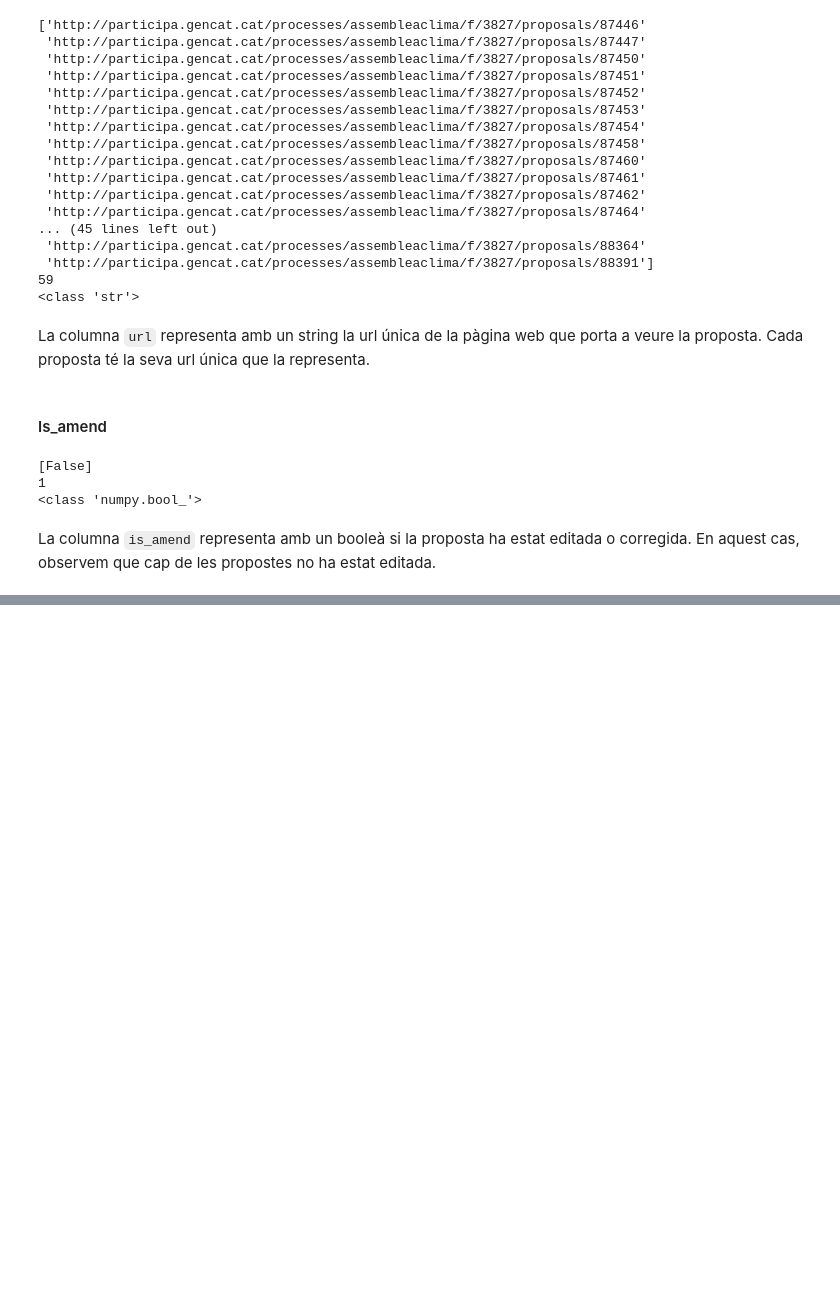
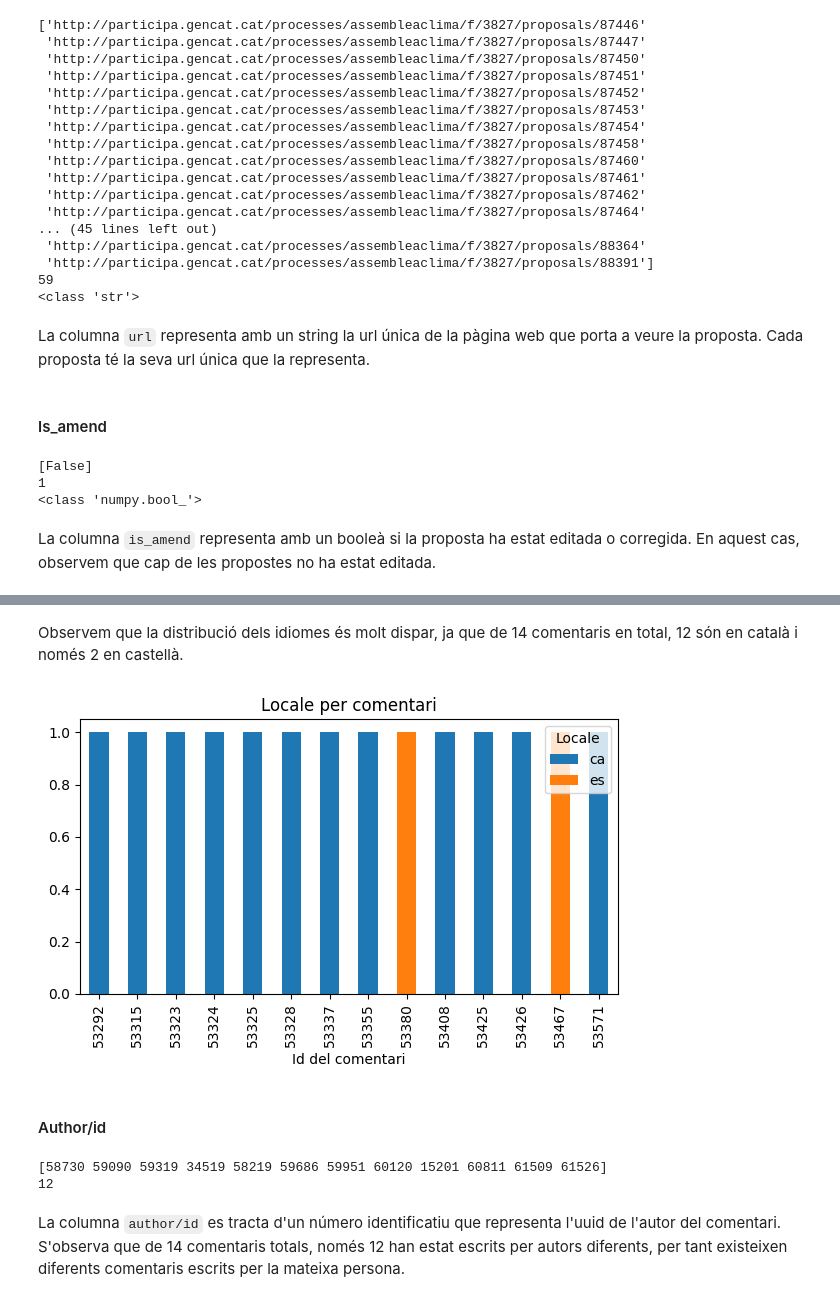
Before and after one commit to NoOPeEKS/dades-assemblea-clima, a Jupyter notebook: exploracio_csv.ipynb, the cells around one changed output, grey strips where cells are left out. Drawn from its saved outputs; the diff is of its cells as text; code cells hidden in the pictures; blank space fills up the shorter version.

```diff
--- a/exploracio_csv.ipynb
+++ b/exploracio_csv.ipynb
@@ -513,0 +596,22 @@ La columna `is_amend` representa amb un booleà si la proposta ha estat editada
+# %% [markdown]
+Observem que la distribució dels idiomes és molt dispar, ja que de 14 comentaris en total, 12 són en català i només 2 en castellà.
+# %%
+locales_by_id = df_comments.groupby('id')['locale'].value_counts().unstack(fill_value=0)
+locales_by_id.plot(kind='bar', stacked=True, figsize=(6, 4))
+plt.xlabel('Id del comentari')
+plt.title('Locale per comentari')
+plt.legend(title='Locale')
+plt.tight_layout()
+plt.show()
+# %% [output]
+[figure, added]
+# %% [markdown]
+#### Author/id
+# %%
+print(df_comments['author/id'].unique())
+print(df_comments['author/id'].nunique())
+# %% [output]
+[58730 59090 59319 34519 58219 59686 59951 60120 15201 60811 61509 61526]
+12
+# %% [markdown]
+La columna `author/id` es tracta d'un número identificatiu que representa l'uuid de l'autor del comentari. S'observa que de 14 comentaris totals, només 12 han estat escrits per autors diferents, per tant existeixen diferents comentaris escrits per la mateixa persona.
```
Also changed, not shown: parts of 15 cells of this notebook.
